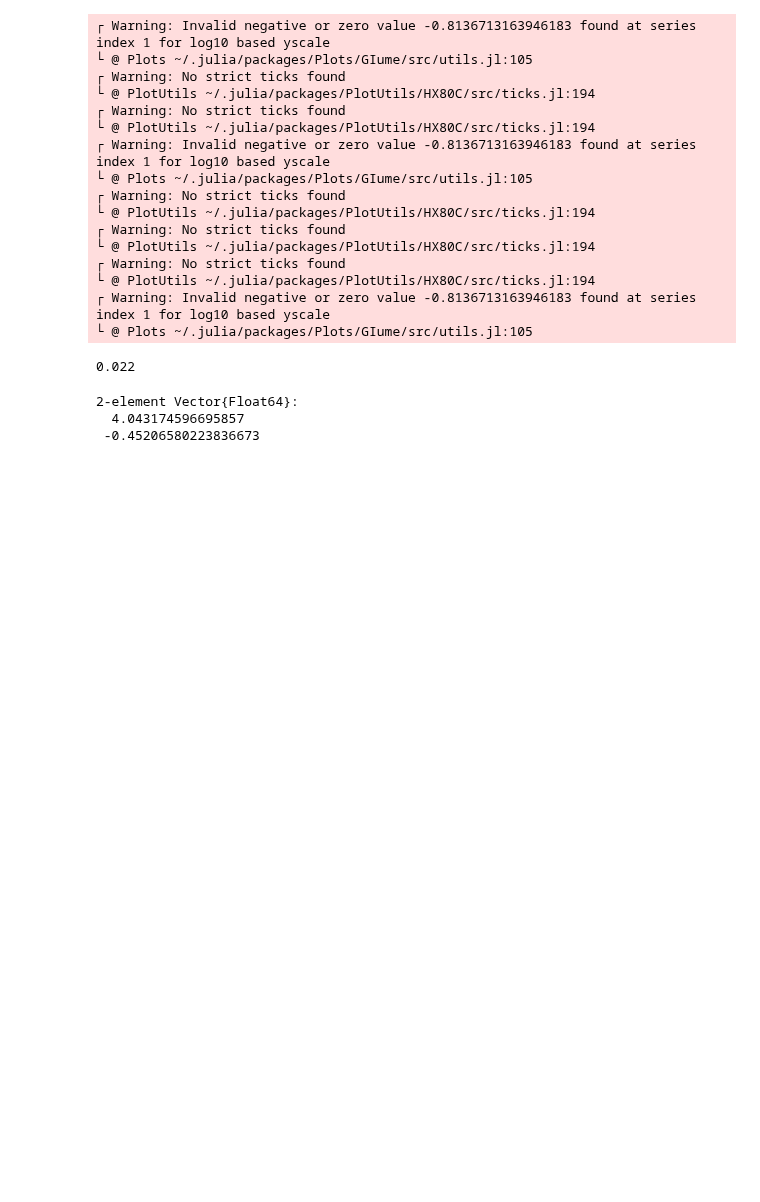
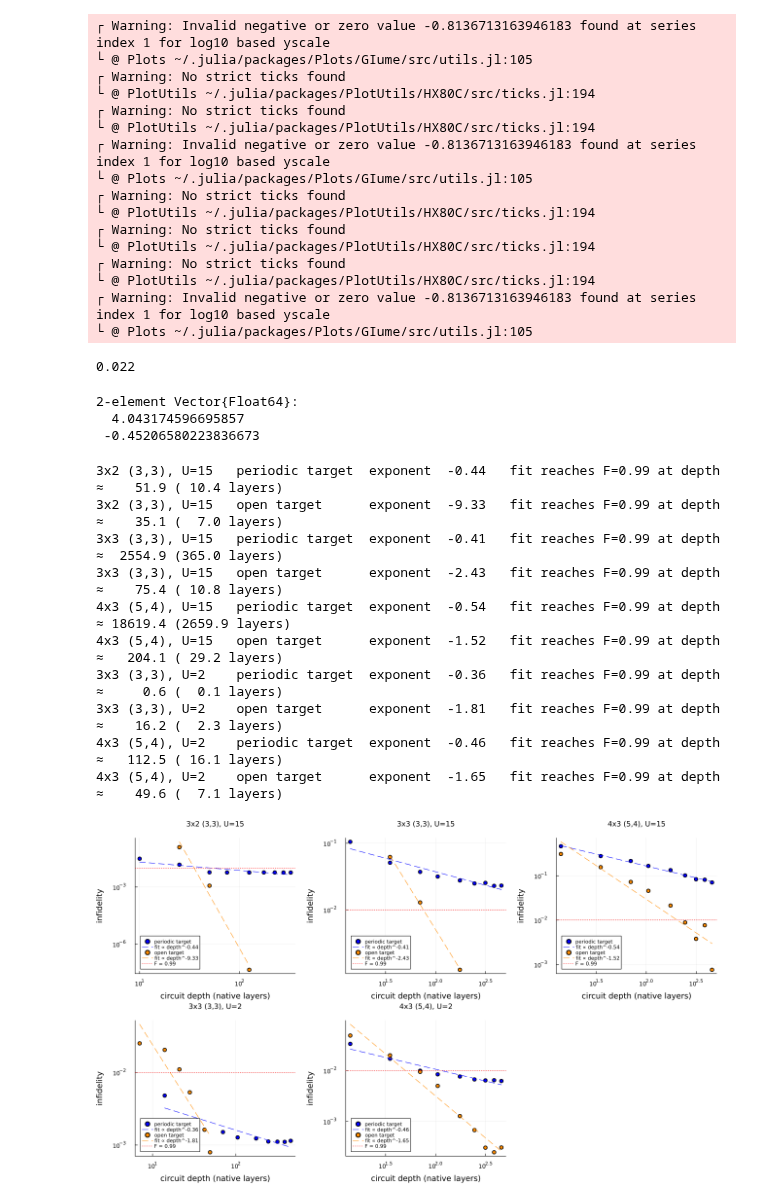
Before and after one commit to GoodStuff11/ML-signproblem, a Jupyter notebook: experimenting/ed/hva_analysis.ipynb, the cells around one changed output. Cells and saved outputs as stored; diff of their text form; code cells hidden in the pictures; blank space fills up the shorter version.

```diff
--- a/experimenting/ed/hva_analysis.ipynb
+++ b/experimenting/ed/hva_analysis.ipynb
@@ -82,3 +82,64 @@ fit.param
 2-element Vector{Float64}:
   4.043174596695857
  -0.45206580223836673
+# %%
+# ── HVA fit: periodic vs open-boundary targets (runs of 2026-10-14/15) ─────────────────────────────
+# Same power law as above (fitted in log space), per system: periodic-target runs (momentum-sector ED lifted to real space;
+# the HVA is open on odd axes) against open-target runs (run_hva_parameter_sweep.jl --target_bc=open,
+# open HVA, i.e. Cade et al.'s setting). Eigenstate reference, tie=full, best run per layer count.
+# Depth = layers × native depth per layer of the Cade swap network (cade_swap_network_cost in
+# ucc_hardware_encoding.jl): 5 for 3x2, 7 for 3x3 and 4x3 (Cade's formula would give 8 for odd n_x).
+using CSV, DataFrames, Plots, LsqFit, Printf
+bench = "/home/jek354/research/ML-signproblem/experimenting/ed/benchmarks"
+power(x, p) = p[1] .* x .^ p[2]
+logpower(logx, q) = q[1] .+ q[2] .* logx   # the power law as a straight line in log-log
+
+function load_sweep(dir)
+    df = reduce(vcat, [CSV.read(joinpath(dir, f), DataFrame) for f in readdir(dir) if endswith(f, ".csv")]; cols=:union)
+    # CPU and GPU reruns can hold the same layer count: keep the best run per layer count
+    df = combine(groupby(df, :n_layers), :infidelity => minimum => :infidelity)
+    return sort!(df, :n_layers)
+end
+
+systems = [
+    ("3x2 (3,3), U=15", 5, "hva_parameter_sweep_N_3_3_3x2_u60_eigref", "hva_parameter_sweep_N_3_3_3x2_u60_eigref_obc"),
+    ("3x3 (3,3), U=15", 7, "hva_parameter_sweep_N_3_3_3x3_u60_eigref", "hva_parameter_sweep_N_3_3_3x3_u60_eigref_obc"),
+    ("4x3 (5,4), U=15", 7, "hva_parameter_sweep_N_5_4_4x3_u60_eigref", "hva_parameter_sweep_N_5_4_4x3_u60_eigref_obc"),
+    ("3x3 (3,3), U=2",  7, "hva_parameter_sweep_N_3_3_3x3_u8_eigref",  "hva_parameter_sweep_N_3_3_3x3_u8_eigref_obc"),
+    ("4x3 (5,4), U=2",  7, "hva_parameter_sweep_N_5_4_4x3_u8_eigref",  "hva_parameter_sweep_N_5_4_4x3_u8_eigref_obc"),
+]
+panels = []
+for (title, d_layer, per, obc) in systems
+    p = plot(title=title, xlabel="circuit depth (native layers)", ylabel="infidelity", xscale=:log10,
+        yscale=:log10, legend=:bottomleft, titlefontsize=10, legendfontsize=7)
+    for (dir, lab, c) in ((per, "periodic target", :blue), (obc, "open target", :darkorange))
+        df = load_sweep(joinpath(bench, dir))
+        x = df.n_layers .* d_layer
+        # fit in log space so every decade of infidelity counts equally (a linear-space fit is dominated
+        # by the largest infidelities); a = exp(q[1]), exponent b = q[2]
+        q = curve_fit(logpower, log.(x), log.(df.infidelity), [0.0, -1.0]).param
+        f = (param=[exp(q[1]), q[2]],)
+        scatter!(p, x, df.infidelity, label=lab, c=c, ms=4)
+        xf = range(minimum(x), maximum(x), length=100)
+        plot!(p, xf, power(xf, f.param), c=c, ls=:dash, label=@sprintf("fit ∝ depth^%.2f", f.param[2]))
+        d99 = (0.01 / f.param[1])^(1 / f.param[2])
+        @printf("%-17s %-16s exponent %6.2f   fit reaches F=0.99 at depth ≈ %7.1f (%5.1f layers)\n",
+            title, lab, f.param[2], d99, d99 / d_layer)
+    end
+    hline!(p, [0.01], c=:red, ls=:dot, label="F = 0.99")
+    push!(panels, p)
+end
+fig = plot(panels..., layout=(2, 3), size=(1300, 750), margin=4Plots.mm)
+display(fig)
+# %% [output]
+3x2 (3,3), U=15   periodic target  exponent  -0.44   fit reaches F=0.99 at depth ≈    51.9 ( 10.4 layers)
+3x2 (3,3), U=15   open target      exponent  -9.33   fit reaches F=0.99 at depth ≈    35.1 (  7.0 layers)
+3x3 (3,3), U=15   periodic target  exponent  -0.41   fit reaches F=0.99 at depth ≈  2554.9 (365.0 layers)
+3x3 (3,3), U=15   open target      exponent  -2.43   fit reaches F=0.99 at depth ≈    75.4 ( 10.8 layers)
+4x3 (5,4), U=15   periodic target  exponent  -0.54   fit reaches F=0.99 at depth ≈ 18619.4 (2659.9 layers)
+4x3 (5,4), U=15   open target      exponent  -1.52   fit reaches F=0.99 at depth ≈   204.1 ( 29.2 layers)
+3x3 (3,3), U=2    periodic target  exponent  -0.36   fit reaches F=0.99 at depth ≈     0.6 (  0.1 layers)
+3x3 (3,3), U=2    open target      exponent  -1.81   fit reaches F=0.99 at depth ≈    16.2 (  2.3 layers)
+4x3 (5,4), U=2    periodic target  exponent  -0.46   fit reaches F=0.99 at depth ≈   112.5 ( 16.1 layers)
+4x3 (5,4), U=2    open target      exponent  -1.65   fit reaches F=0.99 at depth ≈    49.6 (  7.1 layers)
+[figure, added]
```
Also changed, not shown: 40 other files.
